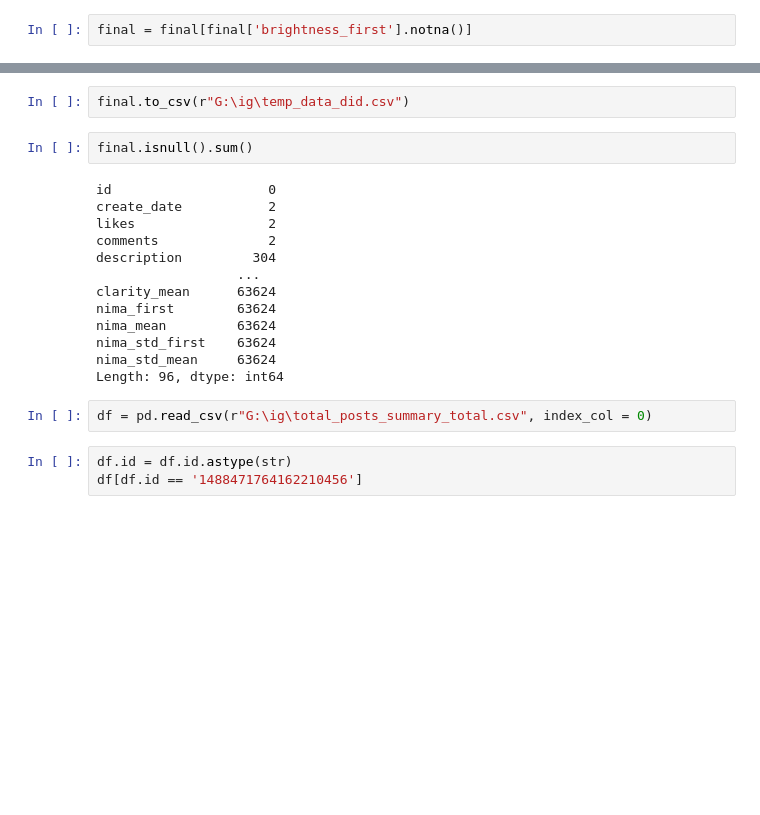
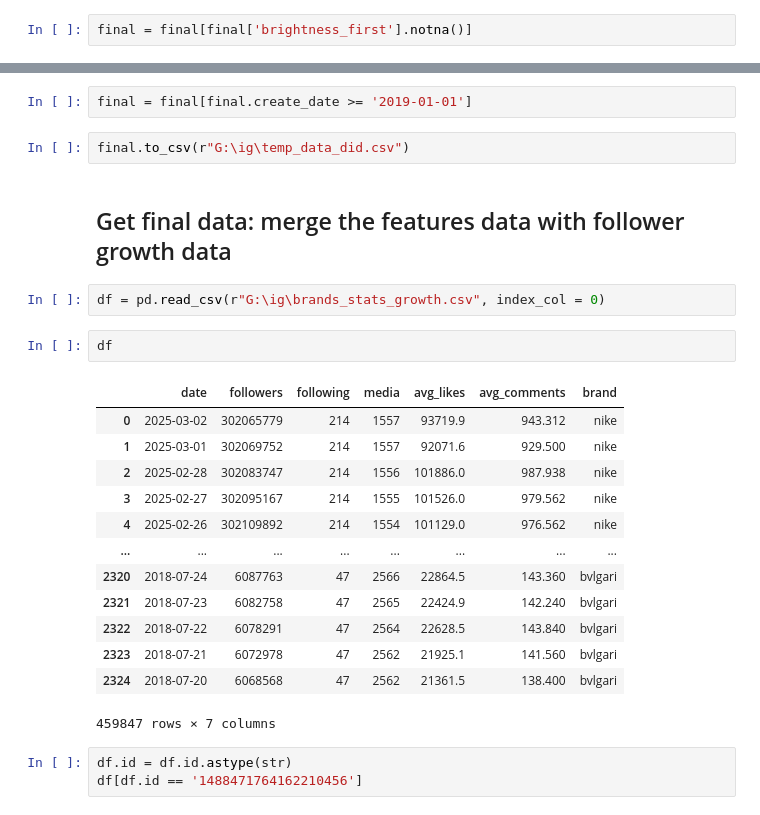
Before and after one commit to eyoy/collab_ig, a Jupyter notebook: data_creation.ipynb, the cells around one changed output, grey strips where cells are left out. Saved outputs shown, nothing was run; the diff lists cells and outputs as text; blank space fills up the shorter version.

```diff
--- a/data_creation.ipynb
+++ b/data_creation.ipynb
@@ -278,22 +270,27 @@ final = final[final['brightness_first'].notna()]
+# %%
+final = final[final.create_date >= '2019-01-01']
 # %%
 final.to_csv(r"G:\ig\temp_data_did.csv")
-# %%
-final.isnull().sum()
-# %% [output]
-id                    0
-create_date           2
-likes                 2
-comments              2
-description         304
-                  ...
-clarity_mean      63624
-nima_first        63624
-nima_mean         63624
-nima_std_first    63624
-nima_std_mean     63624
-Length: 96, dtype: int64
+# %% [markdown]
+## Get final data: merge the features data with follower growth data
 # %%
-df = pd.read_csv(r"G:\ig\total_posts_summary_total.csv", index_col = 0)
+df = pd.read_csv(r"G:\ig\brands_stats_growth.csv", index_col = 0)
+# %%
+df
+# %% [output]
+|  | date | followers | following | media | avg_likes | avg_comments | brand |
+| 0 | 2025-03-02 | 302065779 | 214 | 1557 | 93719.9 | 943.312 | nike |
+| 1 | 2025-03-01 | 302069752 | 214 | 1557 | 92071.6 | 929.500 | nike |
+| 2 | 2025-02-28 | 302083747 | 214 | 1556 | 101886.0 | 987.938 | nike |
+| 3 | 2025-02-27 | 302095167 | 214 | 1555 | 101526.0 | 979.562 | nike |
+| 4 | 2025-02-26 | 302109892 | 214 | 1554 | 101129.0 | 976.562 | nike |
+| ... | ... | ... | ... | ... | ... | ... | ... |
+| 2320 | 2018-07-24 | 6087763 | 47 | 2566 | 22864.5 | 143.360 | bvlgari |
+| 2321 | 2018-07-23 | 6082758 | 47 | 2565 | 22424.9 | 142.240 | bvlgari |
+| 2322 | 2018-07-22 | 6078291 | 47 | 2564 | 22628.5 | 143.840 | bvlgari |
+| 2323 | 2018-07-21 | 6072978 | 47 | 2562 | 21925.1 | 141.560 | bvlgari |
+| 2324 | 2018-07-20 | 6068568 | 47 | 2562 | 21361.5 | 138.400 | bvlgari |
+459847 rows × 7 columns
 # %%
 df.id = df.id.astype(str)
 df[df.id == '1488471764162210456']
```
Also changed, not shown: parts of 2 cells of this notebook, 1 other file.
